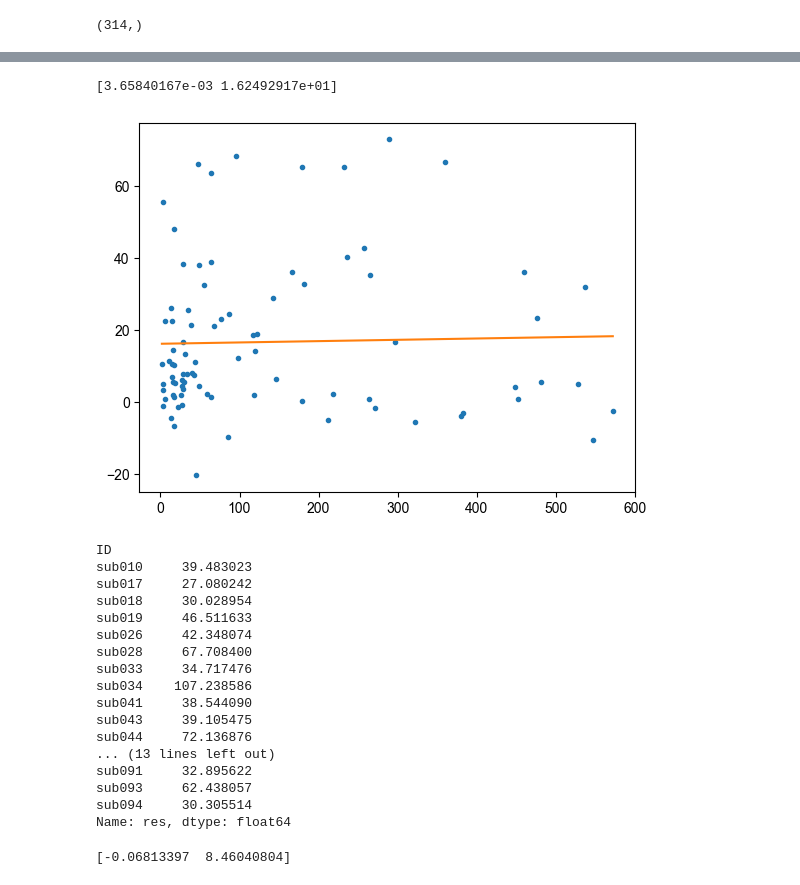
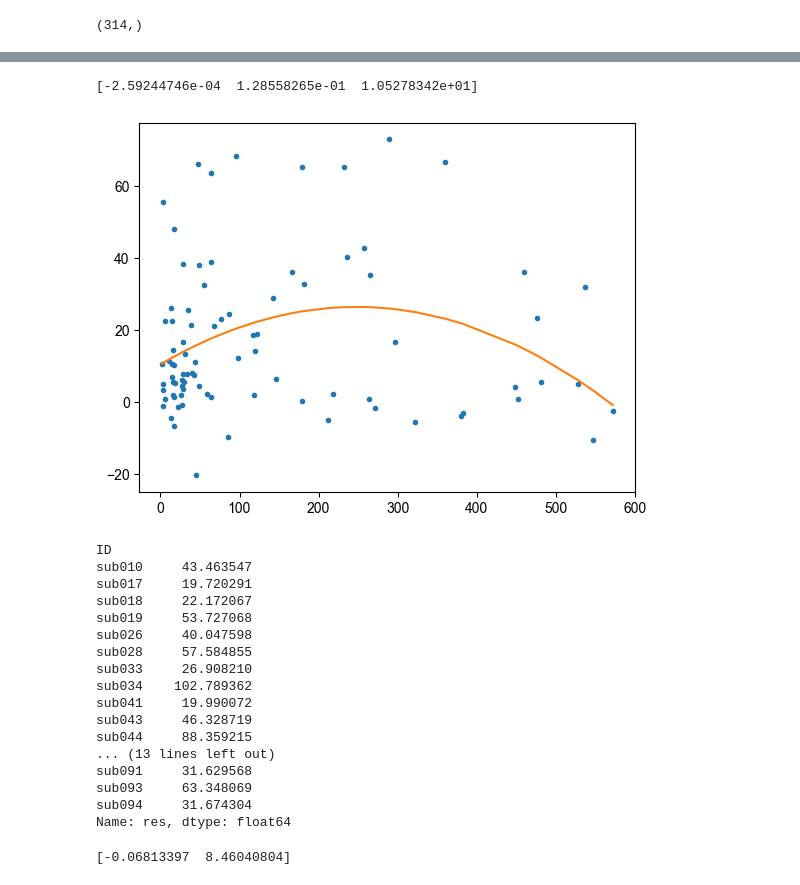
Before and after one commit to katherine-s37/brain-sick, a Jupyter notebook: 2(a)-Copy1.ipynb, the cells around one changed output, grey strips where cells are left out. Drawn from its saved outputs; the diff is of its cells as text; code cells hidden in the pictures.

```diff
--- a/2(a)-Copy1.ipynb
+++ b/2(a)-Copy1.ipynb
@@ -405,18 +405,18 @@ Name: res, dtype: float64
 # %%
 x1 = data_class_4['delt_t'].values
 y1 = data_class_4['delt_v'].values
-z1 = np.polyfit(x1, y1, 1)
+z1 = np.polyfit(x1, y1,2)
 p1 = np.poly1d(z1)
 y1_pre = p1(x1)
 plt.plot(x1, y1, '.')
 plt.plot(np.sort(x1), p1(np.sort(x1)))
 res_y1 = y1 - y1_pre
 data_class_4['y1_pre'] = y1_pre
 data_class_4['res'] = res_y1
 print(z1)
 # %% [output]
-[3.65840167e-03 1.62492917e+01]
+[-2.59244746e-04  1.28558265e-01  1.05278342e+01]
-[figure, old version]
+[figure, new version]
 # %%
 data_class_4['res'] = abs(data_class_4['res'])
 data_class_4 = data_class_4.groupby(by='ID')['res'].sum()
@@ -424,21 +424,21 @@ data_class_4 = data_class_4.groupby(by='ID')['res'].sum()
 data_class_4
 # %% [output]
 ID
-sub010     39.483023
-sub017     27.080242
-sub018     30.028954
-sub019     46.511633
-sub026     42.348074
-sub028     67.708400
-sub033     34.717476
-sub034    107.238586
-sub041     38.544090
-sub043     39.105475
-sub044     72.136876
+sub010     43.463547
+sub017     19.720291
+sub018     22.172067
+sub019     53.727068
+sub026     40.047598
+sub028     57.584855
+sub033     26.908210
+sub034    102.789362
+sub041     19.990072
+sub043     46.328719
+sub044     88.359215
 ... (13 lines left out)
-sub091     32.895622
-sub093     62.438057
-sub094     30.305514
+sub091     31.629568
+sub093     63.348069
+sub094     31.674304
 Name: res, dtype: float64
 # %%
 x1 = data_class_5['delt_t'].values
```
Also changed, not shown: parts of 6 cells of this notebook.
